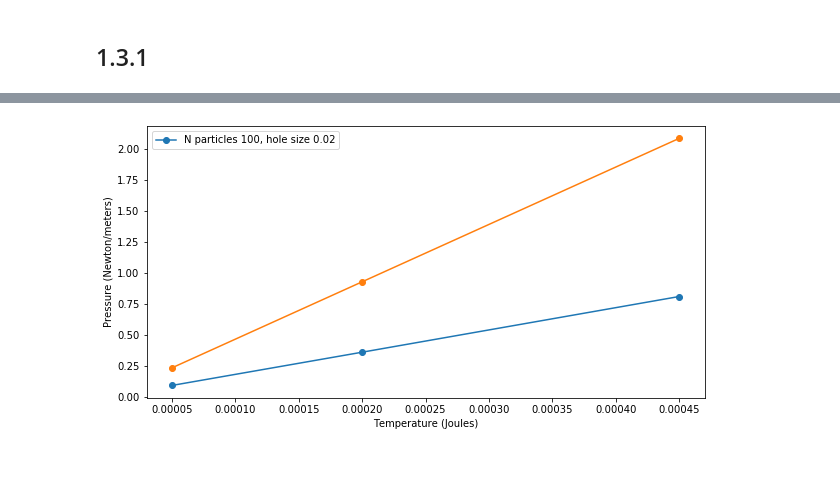
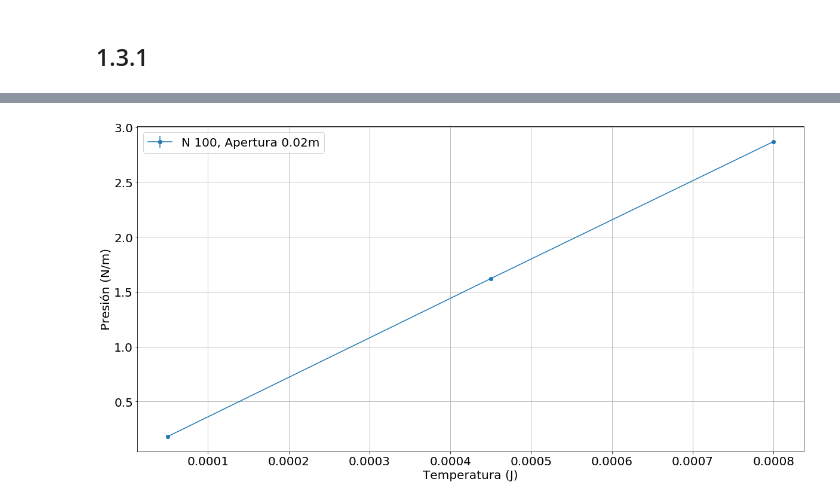
Before and after one commit to atormakh/SimulacionDeSistemas, a Jupyter notebook: 2DGasDiffusion/stats.ipynb, the cells around one changed output, grey strips where cells are left out. Cells and saved outputs as stored; diff of their text form; code cells hidden in the pictures; blank space fills up the shorter version.

```diff
--- a/2DGasDiffusion/stats.ipynb
+++ b/2DGasDiffusion/stats.ipynb
@@ -67,28 +69,28 @@ plt.show()
 
 ## 1.2.2.a
 # %%
-seeds = [2022, 2023, 2024]
-N = [50,100,150]
+seeds = SEEDS[0:5]
+N = [50, 75, 100, 125, 150]
 h = 0.03
 
 avg = []
 errors = []
 
-plt.figure("Time vs N particles",figsize=(10,5))
-plt.xlabel("N particles")
-plt.ylabel("Time (s)")
+plt.figure("Tiempo vs N")
+plt.xlabel("N ")
+plt.ylabel("Tiempo (s)")
 
 for n in N:
     times = []
     for s in seeds:
-        time, data = exec(n,h, 0.05, s)
+        time, data = exec(n, h, 0.05, s)
         times.append(time)
-    avg.append(statistics.mean(map(float,times)))
-    errors.append(statistics.stdev(map(float,times))/math.sqrt(len(times)))
+    avg.append(statistics.mean(map(float, times)))
+    errors.append(statistics.stdev(map(float, times))/math.sqrt(len(times)))
 
-plt.errorbar(N, avg, yerr=errors, fmt="o", label=f"Hole size {h}", markersize=5)
+plt.errorbar(N, avg, yerr=errors, fmt="o",
+             label=f" Apertura {h}m", markersize=5)
 plt.legend()
 plt.xticks(N)
-plt.grid()
 plt.show()
 # %% [output]
@@ -127,49 +129,66 @@ plt.show()
 ## 1.3.1
 # %%
 n = 100
-h= 0.02
+h = 0.02
 tm = 2
 length = 0.24*2 + 0.9*2
 
-V = [0.01, 0.02, 0.03]
+V = [0.01, 0.03, 0.04]
 
-plt.figure("P vs T", figsize=(10,5))
-plt.xlabel("Temperature")
-plt.ylabel("Pressure")
+seeds = SEEDS[0:5]
 
 pressures = []
 temperatures = []
+temperature_errors = []
+pressure_errors = []
 
-def press(t):
-    v = (0.24*0.09)
-    return t*n/v
 
 for v in V:
 
-    time, data = exec(n,h, 0.05, 2022, v, tm)
-    time = float(time)
+    press = []
 
-    end_time = time
-    start_time = time/tm
+    temperatures.append(0.5*1*v**2)
 
-    initial_momentum = 0
-    end_momentum = 0
-    temp = 0.5*1*v**2
 
-    for time, a,b, m, t, _data in data:
-        if time >= start_time:
-            inital_momentum = m
-        else:
-            end_momentum = m
+    for s in seeds:
+        time, data = exec(n, h, 0.05, s, v, tm)
+        time = float(time)
 
-    pressures.append((end_momentum-initial_momentum)/(length * (end_time - start_time)))
-    temperatures.append(temp)
+        end_time = time
+        start_time = time/tm
 
-plt.figure("P vs T", figsize=(10,5))
-plt.xlabel("Temperature (Joules)")
-plt.ylabel("Pressure (Newton/meters)")
-plt.plot(temperatures, pressures,"o-", label=f"N particles {n}, hole size {h}")
-plt.plot(temperatures, [ press(t) for t in temperatures], "o-")
+        initial_momentum = 0
+        end_momentum = 0
+
+        time = 0
+        try:
+            while(True):
+                if time < start_time:
+                    inital_momentum = data.momentum_ag
+                else:
+                    end_momentum = data.momentum_ag
+                time = data.event_t
+                data.update_data()
+                data.update_header()
+
+        except:
+            pass
+
+
+        press.append((end_momentum-initial_momentum) /
+                     (length * (end_time - start_time)))
+
+
+    pressure = statistics.mean(press)
+    press_err = statistics.stdev(press)/math.sqrt(len(press))
+    pressures.append(pressure)
+    pressure_errors.append(press_err)
+
+plt.figure("P vs T")
+plt.xlabel("Temperatura (J)")
+plt.ylabel("Presión (N/m)")
+plt.errorbar(temperatures, pressures,yerr=pressure_errors, fmt="o-", label=f"N {n}, Apertura {h}m")
+plt.grid()
 plt.legend()
 plt.show(0.01)
 # %% [output]
@@ -176 +198 @@ plt.show(0.01)
-[figure, old version]
+[figure, new version]
```
Also changed, not shown: parts of 10 cells of this notebook, 2 other files.
